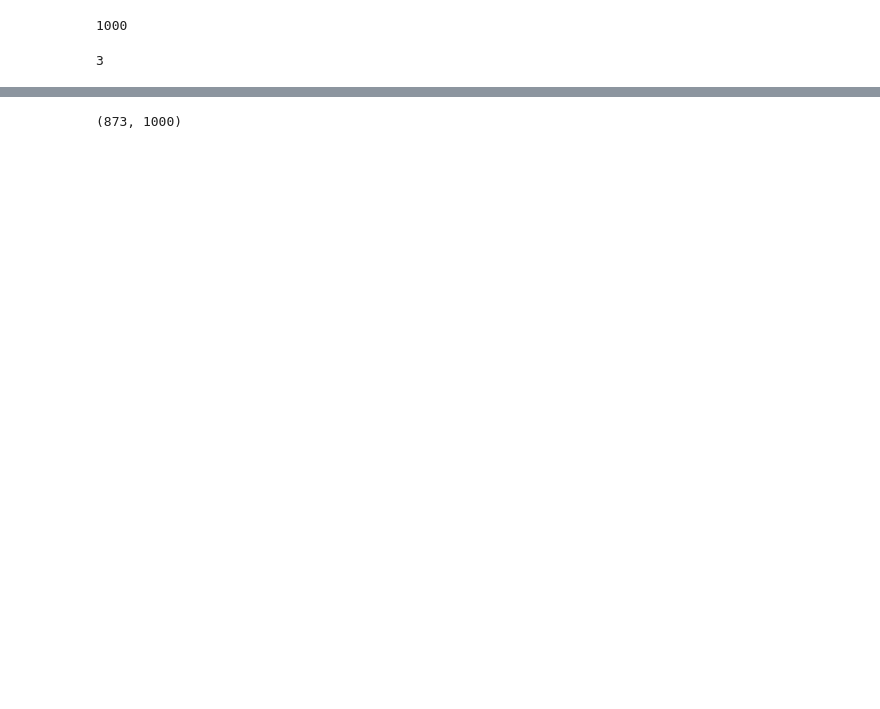
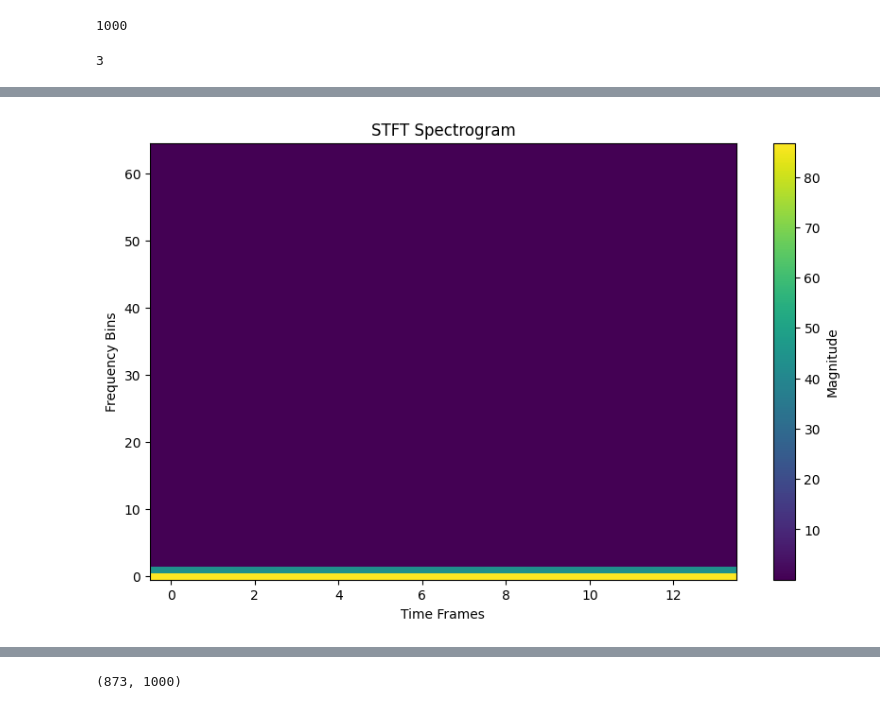
Before and after one commit to OsirisPrime/CDT406, a Jupyter notebook: notebooks/lstm_experimentation.ipynb, the cells around one changed output, grey strips where cells are left out. Saved outputs shown, nothing was run; the diff lists cells and outputs as text; code cells hidden in the pictures; blank space fills up the shorter version.

Commit message:
Add LSTM model with STFT preprocessing for classification and training script

```diff
--- a/notebooks/lstm_experimentation.ipynb
+++ b/notebooks/lstm_experimentation.ipynb
@@ -41,0 +34,15 @@ LSTM_model = models.Sequential([
+# %%
+def stft_layer(x):
+    # x shape: (batch, time)
+    stft = tf.signal.stft(x, frame_length=128, frame_step=64)
+    spectrogram = tf.abs(stft)
+    return spectrogram
+# %%
+input_layer = layers.Input(shape=(input_shape,))
+x = layers.Lambda(stft_layer, name='stft')(input_layer)
+# %%
+# Assume input_layer and x (after Lambda) are already defined as in your model
+stft_model = models.Model(inputs=input_layer, outputs=x)  # x is the output of the Lambda layer
+# %%
+# Pass a sample or batch through the STFT layer
+sample_output = stft_model.predict(X_data[:1])  # Use one or more samples
@@ -41,0 +83,13 @@ LSTM_model = models.Sequential([
+# %%
+import matplotlib.pyplot as plt
+
+# Visualize the spectrogram
+plt.figure(figsize=(10, 6))
+plt.imshow(sample_output[0].T, aspect='auto', origin='lower', cmap='viridis')
+plt.colorbar(label='Magnitude')
+plt.title('STFT Spectrogram')
+plt.xlabel('Time Frames')
+plt.ylabel('Frequency Bins')
+plt.show()
+# %% [output]
+[figure, added]
```
Also changed, not shown: parts of 14 cells of this notebook, 3 other files.
